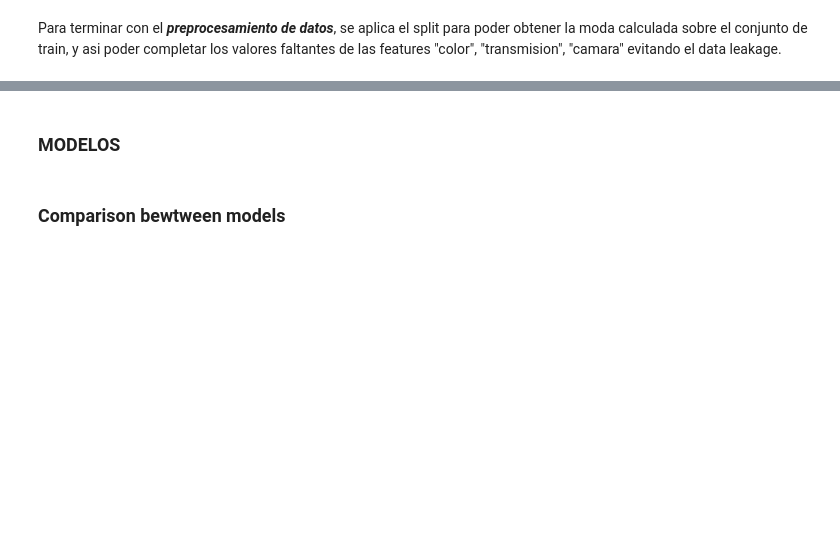
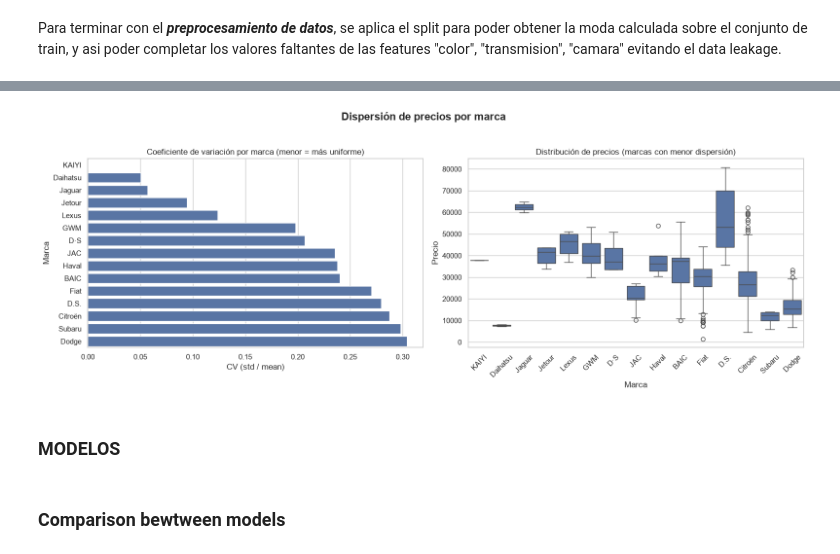
Before and after one commit to PilarOtero/Gurevich_Otero_Informe_PF, a Jupyter notebook: notebook/Gurevich_Otero_Notebook_PF.ipynb, the cells around one changed output, grey strips where cells are left out. Drawn from its saved outputs; the diff is of its cells as text; code cells hidden in the pictures; blank space fills up the shorter version.

```diff
--- a/notebook/Gurevich_Otero_Notebook_PF.ipynb
+++ b/notebook/Gurevich_Otero_Notebook_PF.ipynb
@@ -322,3 +351,7 @@ Final del preprocesamiento sobre Validación
+# %%
+plot_dispersion_por_marca(data_visualizacion)
+# %% [output]
+[figure, added]
 # %% [markdown]
 ### MODELOS
 # %% [markdown]
```
Also changed, not shown: parts of 14 cells of this notebook, 3 other files.
